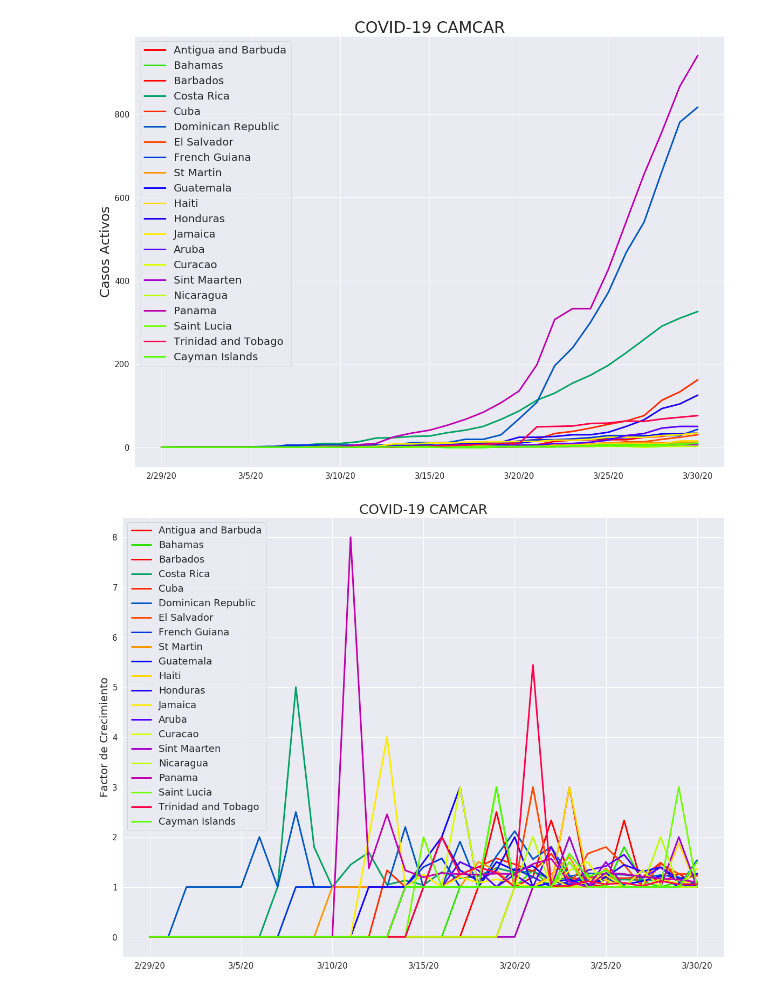
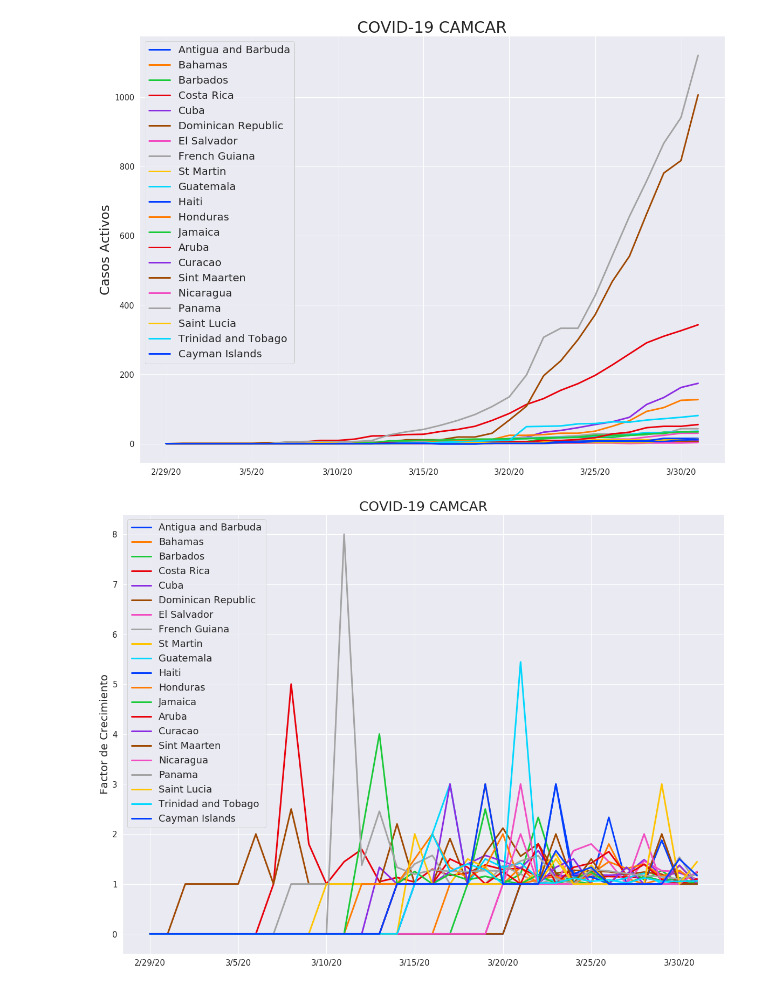
Before and after one commit to andresdha/COVID_Analysis, a Jupyter notebook: CAMCAR All Analysis.ipynb, the cells around one changed output. Drawn from its saved outputs; the diff is of its cells as text; code cells hidden in the pictures.

```diff
--- a/CAMCAR All Analysis.ipynb
+++ b/CAMCAR All Analysis.ipynb
@@ -3,7 +3,19 @@
 import numpy as np
 import pandas as pd
 import matplotlib.pyplot as plt
+import matplotlib.ticker
 plt.rcParams['figure.figsize'] = [20,15]
 import seaborn as sns
-sns.set(palette='bright')
+sns.set()
+sns.set_palette('bright')
+
+# Standard plotly imports
+import plotly as py
+import plotly.graph_objs as go
+from plotly.offline import iplot, init_notebook_mode
+
+# Using plotly + cufflinks in offline mode
+import cufflinks
+cufflinks.go_offline(connected=True)
+init_notebook_mode(connected=True)
 # %%
@@ -48,5 +60,5 @@ plt.show()
 # %%
-active.plot(kind='line', linewidth=3, cmap=c)
+active.plot(kind='line', linewidth=3)
 plt.title('COVID-19 CAMCAR', fontsize=30)
 plt.ylabel('Casos Activos', fontsize=25)
 plt.xticks(fontsize=15)
@@ -54,17 +66,17 @@ plt.yticks(fontsize=15)
 plt.legend(fontsize=20)
 plt.show()
 # %% [output]
-[figure, old version]
+[figure, new version]
 # %%
-gf.plot(kind='line', linewidth=3, cmap=c)
+gf.plot(kind='line', linewidth=3)
 plt.title('COVID-19 CAMCAR', fontsize=25)
 plt.ylabel('Factor de Crecimiento', fontsize=20)
 plt.xticks(fontsize=15)
 plt.yticks(fontsize=15)
 plt.legend(fontsize=18)
 plt.show()
 # %% [output]
-[figure, old version]
+[figure, new version]
 # %%
 new_per_day = cases.diff().dropna()
 # %%
```
Also changed, not shown: parts of 19 cells of this notebook, 2 other files.
